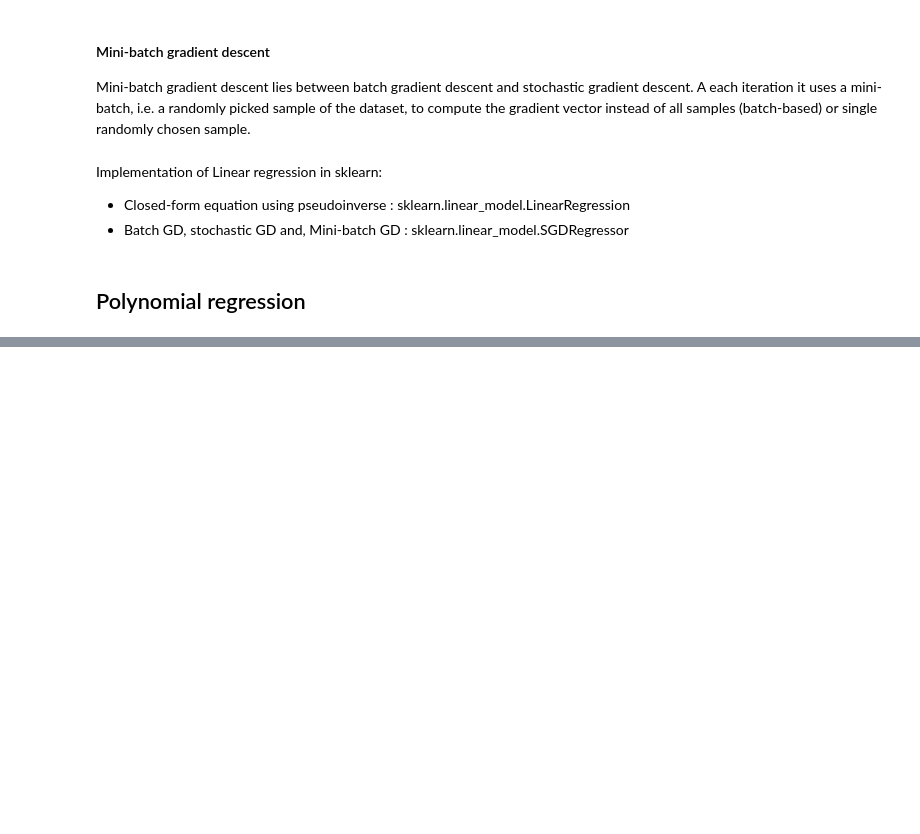
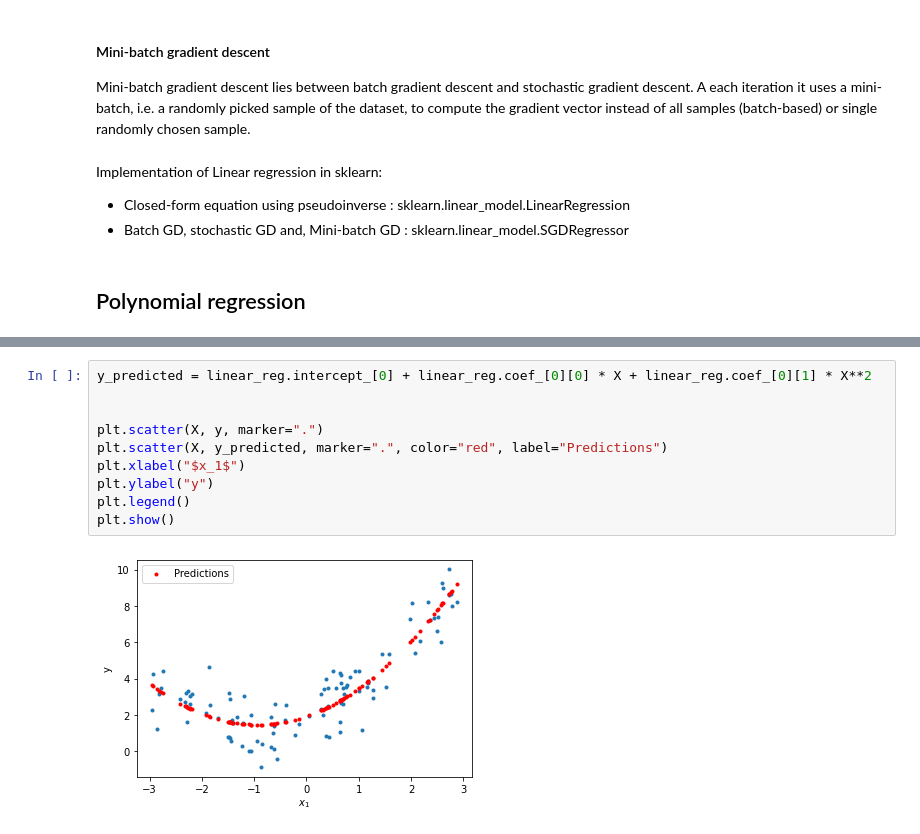
Before and after one commit to AElOuassouli/reading-notes, a Jupyter notebook: cheat-sheets/ml/regression/algorithms.ipynb, the cells around one changed output, grey strips where cells are left out. Drawn from its saved outputs; the diff is of its cells as text; blank space fills up the shorter version.

```diff
--- a/cheat-sheets/ml/regression/algorithms.ipynb
+++ b/cheat-sheets/ml/regression/algorithms.ipynb
@@ -203,0 +242,12 @@ Implementation of Linear regression in sklearn:
+# %%
+y_predicted = linear_reg.intercept_[0] + linear_reg.coef_[0][0] * X + linear_reg.coef_[0][1] * X**2
+
+
+plt.scatter(X, y, marker=".")
+plt.scatter(X, y_predicted, marker=".", color="red", label="Predictions")
+plt.xlabel("$x_1$")
+plt.ylabel("y")
+plt.legend()
+plt.show()
+# %% [output]
+[figure, added]
```
Also changed, not shown: parts of 19 cells of this notebook, 2 other files.
